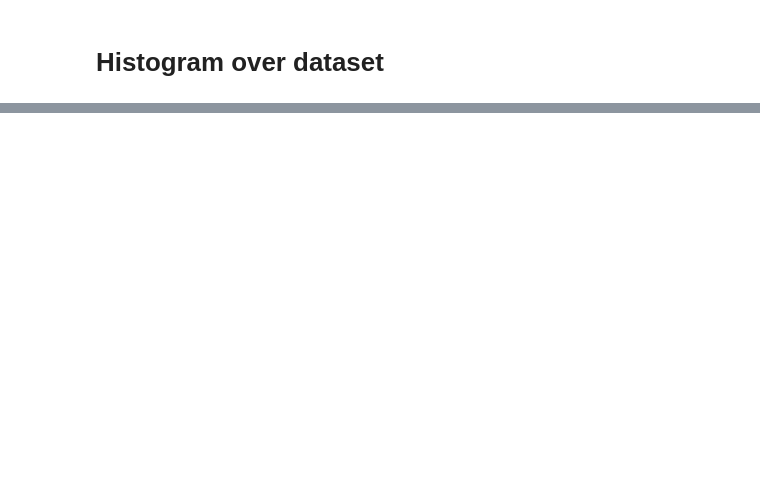
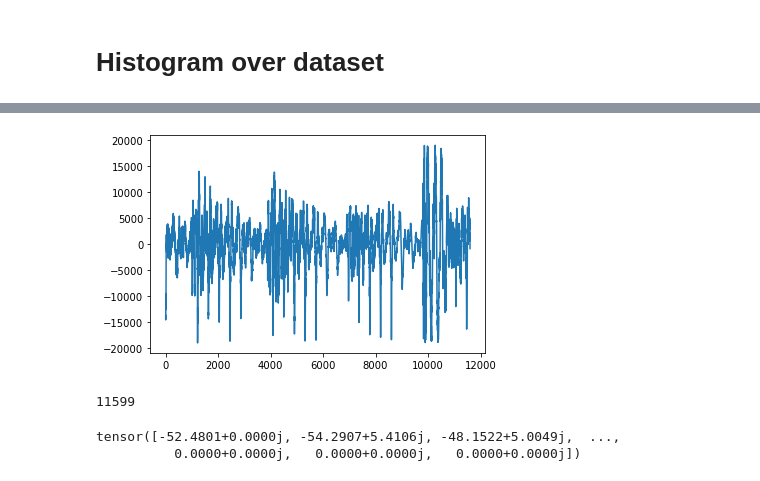
Before and after one commit to Etomer/timeshift_ML, a Jupyter notebook: slask/gcc_phat_verification.ipynb, the cells around one changed output, grey strips where cells are left out. Drawn from its saved outputs; the diff is of its cells as text; code cells hidden in the pictures; blank space fills up the shorter version.

```diff
--- a/slask/gcc_phat_verification.ipynb
+++ b/slask/gcc_phat_verification.ipynb
@@ -161,0 +332,18 @@ tensor([ 112.9738,  -51.3510,   -5.0027,  ..., -206.9700,   25.8791,
+# %%
+X,y = next(iter(train_dl))
+X = X.to(device)
+sound_paths = glob("../datasets/reference_sounds/*.wav")
+sound_path = sound_paths[np.random.randint(len(sound_paths))]
+# %%
+import IPython
+fs,signal = wavfile.read(sound_path)
+start = np.random.randint(0,len(signal) - config["sample_length"] - config["rir_len"]-1, X.shape[0])
+# simulate longer sound and then cut to the relevant piece
+signals = np.zeros((X.shape[0], config["sample_length"] + config["rir_len"]-1))
+for i in range(X.shape[0]):
+    signals[i,:] = signal[start[i]:start[i]  + config["sample_length"] + config["rir_len"]-1]
+signals = torch.tensor(signals).to(torch.float32).to(device).unsqueeze(1)
+#signals.shape
+plt.plot(signals[0,0].cpu())
+IPython.display.Audio(signals[0,0].cpu(), rate=fs)
+# %% [output]
@@ -161,0 +351,33 @@ tensor([ 112.9738,  -51.3510,   -5.0027,  ..., -206.9700,   25.8791,
+[figure, added]
+# %%
+X,y = next(iter(train_dl))
+X = X.to(device)
+q = torch.fft.irfft(torch.fft.rfft(signals)*torch.fft.rfft(X,signals.shape[2]))[:,:,:config["sample_length"]] # compute the heard sound, and cut it to the right length
+q = torch.fft.rfft(q)[:,:,:config["max_freq"]] # cut frequencies which are too high
+q = q.unsqueeze(2)
+q = torch.concatenate([torch.concatenate([q,q.roll(i+1, 1)], dim=2) for i in range(config["mics_per_batch"] // 2)],dim=1) # organize sounds pairwise
+q = q.view(X.shape[0]*(config["mics_per_batch"]*(config["mics_per_batch"] - 1 ))//2, 2,-1) # reshape so that each example is a row
+
+
+#X = torch.concatenate([q.real,q.imag],dim=1)
+#q = q[54,1,:]
+
+q = q.cpu()
+
+#plt.plot(q[0,0,:] - q[0,0,:])
+
+# q = torch.concatenate([q, torch.zeros(config["sample_length"]//2 -  config["max_freq"])])
+# plt.plot(torch.fft.irfft(q).cpu())
+# IPython.display.Audio(torch.fft.irfft(q).cpu(), rate=fs)
+
+#config["sample_length"]//2 -  config["max_freq"]
+
+# y = torch.concatenate([y - y.roll(i+1,1) for i in range(config["mics_per_batch"]//2)],dim=1).view(-1)*fs/343 # compute gt for all pairs
+# y = y_to_class_gt(y, config["guess_grid_size"], config["max_shift"]).to(torch.long)
+# %% [output]
+11599
+# %%
+q
+# %% [output]
+tensor([-52.4801+0.0000j, -54.2907+5.4106j, -48.1522+5.0049j,  ...,
+          0.0000+0.0000j,   0.0000+0.0000j,   0.0000+0.0000j])
```
Also changed, not shown: parts of 11 cells of this notebook, 5 other files.
